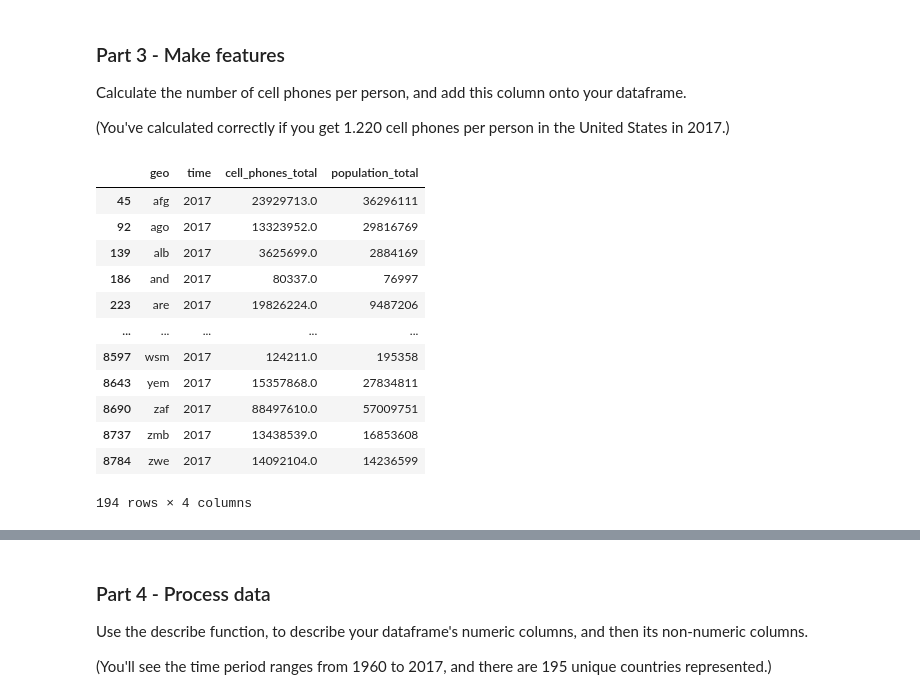
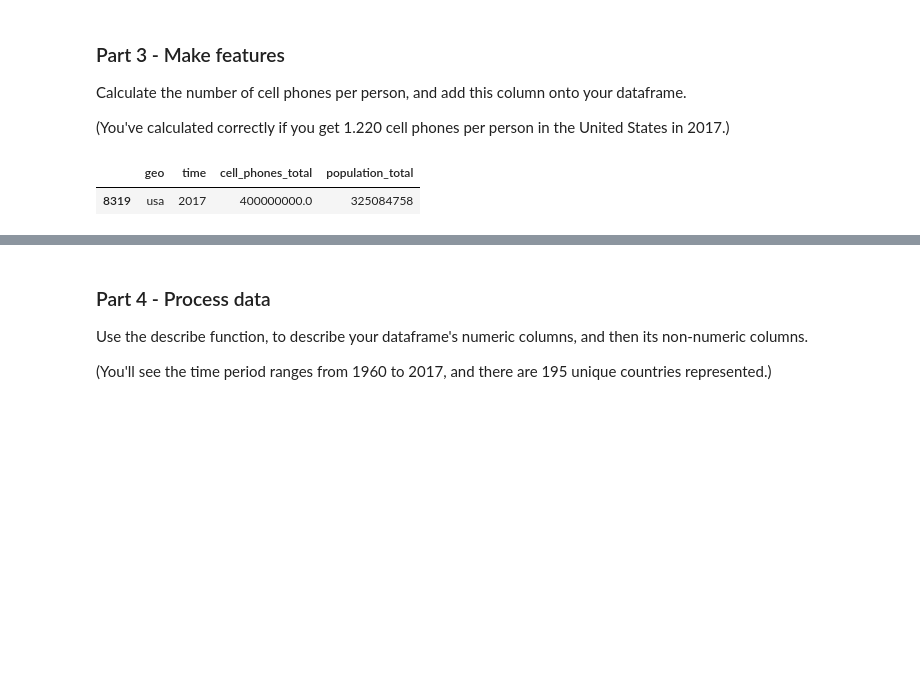
Before and after one commit to JoshuaHaga/DS-Unit-1-Sprint-1-Data-Wrangling-and-Storytelling, a Jupyter notebook: DS_Unit_1_Sprint_Challenge_1_Data_Wrangling_and_Storytelling.ipynb, the cells around one changed output, grey strips where cells are left out. Drawn from its saved outputs; the diff is of its cells as text; code cells hidden in the pictures; blank space fills up the shorter version.

```diff
--- a/DS_Unit_1_Sprint_Challenge_1_Data_Wrangling_and_Storytelling.ipynb
+++ b/DS_Unit_1_Sprint_Challenge_1_Data_Wrangling_and_Storytelling.ipynb
@@ -126,20 +111,10 @@ Calculate the number of cell phones per person, and add this column onto your da
 # %%
 # Your Work Here
 df= df_joined
 df = df[df['time']==2017]
+df = df[df['geo']=='usa']
 df
 # %% [output]
 |  | geo | time | cell_phones_total | population_total |
-| 45 | afg | 2017 | 23929713.0 | 36296111 |
-| 92 | ago | 2017 | 13323952.0 | 29816769 |
-| 139 | alb | 2017 | 3625699.0 | 2884169 |
-| 186 | and | 2017 | 80337.0 | 76997 |
-| 223 | are | 2017 | 19826224.0 | 9487206 |
-| ... | ... | ... | ... | ... |
-| 8597 | wsm | 2017 | 124211.0 | 195358 |
-| 8643 | yem | 2017 | 15357868.0 | 27834811 |
-| 8690 | zaf | 2017 | 88497610.0 | 57009751 |
-| 8737 | zmb | 2017 | 13438539.0 | 16853608 |
-| 8784 | zwe | 2017 | 14092104.0 | 14236599 |
+| 8319 | usa | 2017 | 400000000.0 | 325084758 |
-194 rows × 4 columns
 # %%
```
Also changed, not shown: parts of 8 cells of this notebook.
